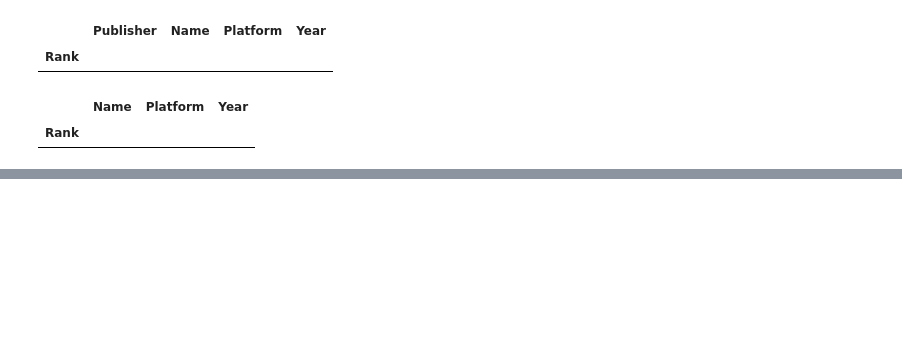
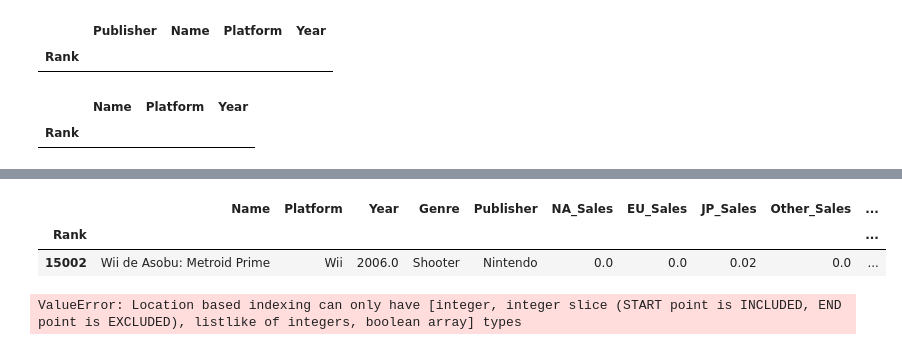
Before and after one commit to fpalvim/DS102024, a Jupyter notebook: 0.1-Proyectos/2-proyecto_EDA/proyecto_EDA.ipynb, the cells around one changed output, grey strips where cells are left out. Saved outputs shown, nothing was run; the diff lists cells and outputs as text; code cells hidden in the pictures; blank space fills up the shorter version.

```diff
--- a/0.1-Proyectos/2-proyecto_EDA/proyecto_EDA.ipynb
+++ b/0.1-Proyectos/2-proyecto_EDA/proyecto_EDA.ipynb
@@ -441,0 +468,10 @@ vgsales[vgsales.loc[:,'Name'] == "AKB1/48: Idol to Guam de Koishitara..."]
+# %%
+vgsales[vgsales.duplicated()]
+# %% [output]
+|  | Name | Platform | Year | Genre | Publisher | NA_Sales | EU_Sales | JP_Sales | Other_Sales | ... |
+| Rank |  |  |  |  |  |  |  |  |  | ... |
+| 15002 | Wii de Asobu: Metroid Prime | Wii | 2006.0 | Shooter | Nintendo | 0.0 | 0.0 | 0.02 | 0.0 | ... |
+# %%
+vgsales.iloc[15000,'Name']
+# %% [output]
+ValueError: Location based indexing can only have [integer, integer slice (START point is INCLUDED, END point is EXCLUDED), listlike of integers, boolean array] types
```
Also changed, not shown: parts of 14 cells of this notebook, 8 other files.
